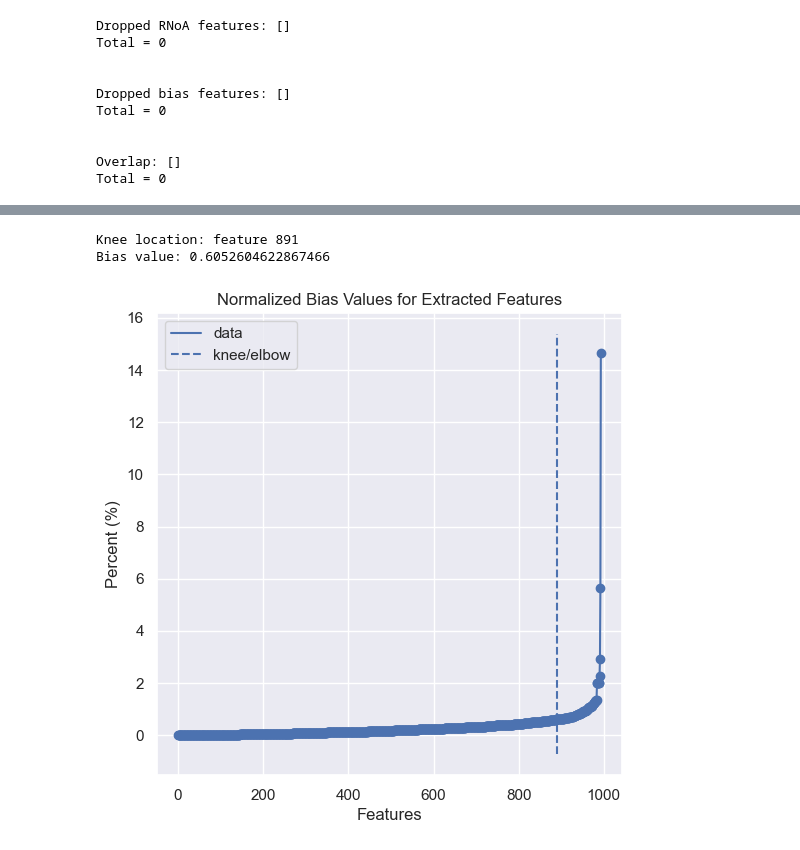
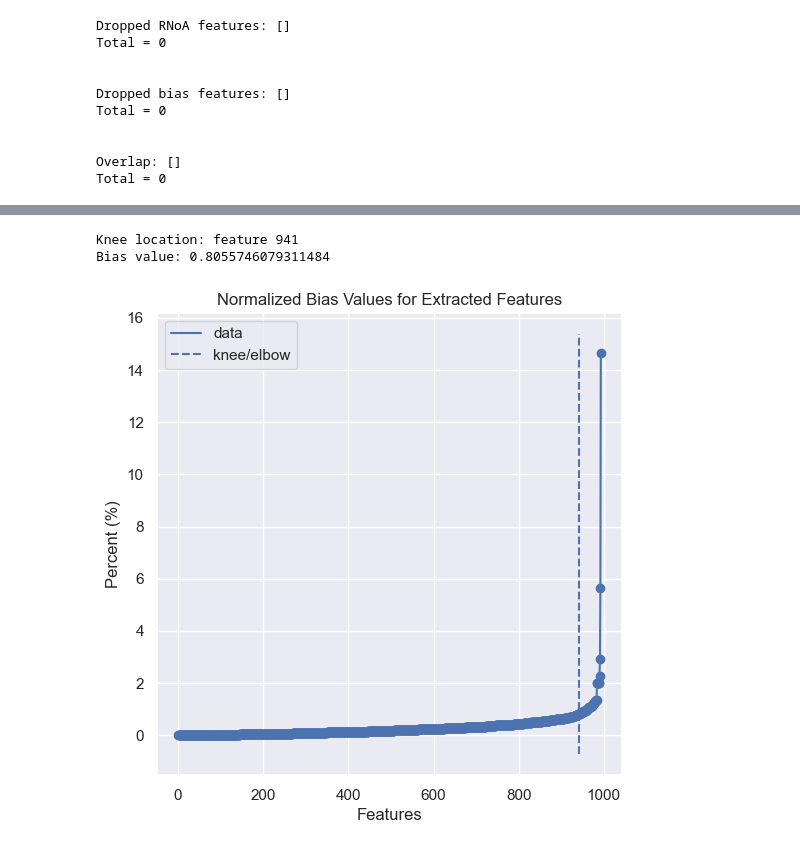
Before and after one commit to abbastshaikh/BAP1-Texture-Analysis, a Jupyter notebook: FeatureRobustness/nROA_and_bias.ipynb, the cells around one changed output, grey strips where cells are left out. Drawn from its saved outputs; the diff is of its cells as text; code cells hidden in the pictures.

```diff
--- a/FeatureRobustness/nROA_and_bias.ipynb
+++ b/FeatureRobustness/nROA_and_bias.ipynb
@@ -61,8 +63,8 @@ df = pd.DataFrame(results)
 # NOTE: Make sure to reset cells before this before rerunning
 
 # Set value cutoffs
-RNoA_cutoff = 3.47
-bias_cutoff = 0.81
+RNoA_cutoff = 100
+bias_cutoff = 100
 
 # Intialize list of dropped features
 dropped_RNoA_features = []
@@ -79,6 +81,7 @@ for featNum, feature in enumerate(df[0]):
 df = df[abs(df[1]) < RNoA_cutoff]
 df = df[abs(df[2]) < bias_cutoff]
 
+# Calculate overlap
 overlap = [feature for feature in dropped_RNoA_features if feature in dropped_bias_features]
 
 # Display dropped features
@@ -133,28 +135,28 @@ rNoA value: 5.42924920862716
 # %%
 # Sort data frame by bias value and export values
 sorteddf=df.sort_values(by = 2)
-sorteddf.to_excel(r"/Users/ilanadeutsch/Desktop/sorted_by_bias.xlsx")
+#sorteddf.to_excel(r"/Users/ilanadeutsch/Desktop/sorted_by_bias.xlsx")
 
 # Change feature names to numbers for plotting
 for entryNum, entry in enumerate(sorteddf[0]):
     sorteddf.iloc[entryNum,0] = entryNum
 
 # Locate knee / elbow point
 kneedle = KneeLocator(sorteddf.iloc[:,0].tolist(),sorteddf.iloc[:,2].tolist(), S= 200, curve="convex", direction="increasing")
 kneedle.plot_knee()
 
 # Print knee location
 print(f"Knee location: feature {kneedle.knee}")
 print(f"Bias value: {sorteddf.iloc[kneedle.knee,2]}")
 
 # Plot bias values of each feature from smalles to largest
 sns.set_theme()
 plt.pyplot.scatter(x= sorteddf.iloc[:,0],y = sorteddf.iloc[:,2])
 plt.pyplot.title("Normalized Bias Values for Extracted Features")
 plt.pyplot.xlabel("Features")
 plt.pyplot.ylabel("Percent (%)")
 plt.pyplot.show()
 # %% [output]
-Knee location: feature 891
-Bias value: 0.6052604622867466
+Knee location: feature 941
+Bias value: 0.8055746079311484
-[figure, old version]
+[figure, new version]
```
Also changed, not shown: parts of 5 cells of this notebook.
